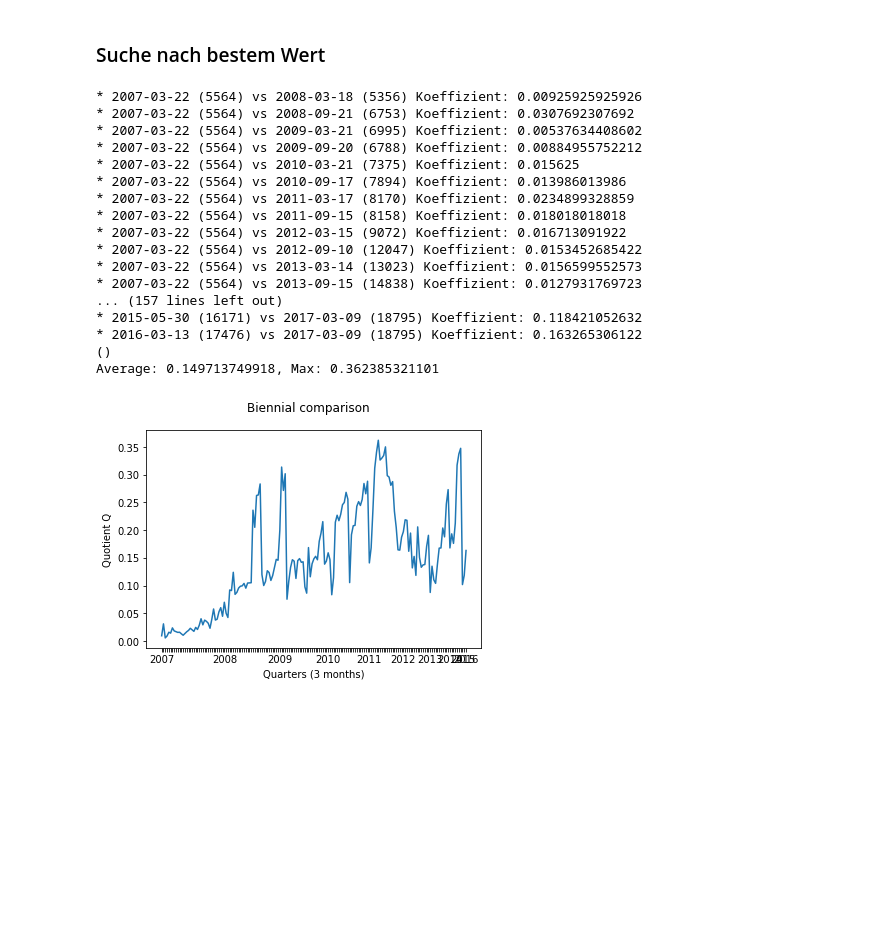
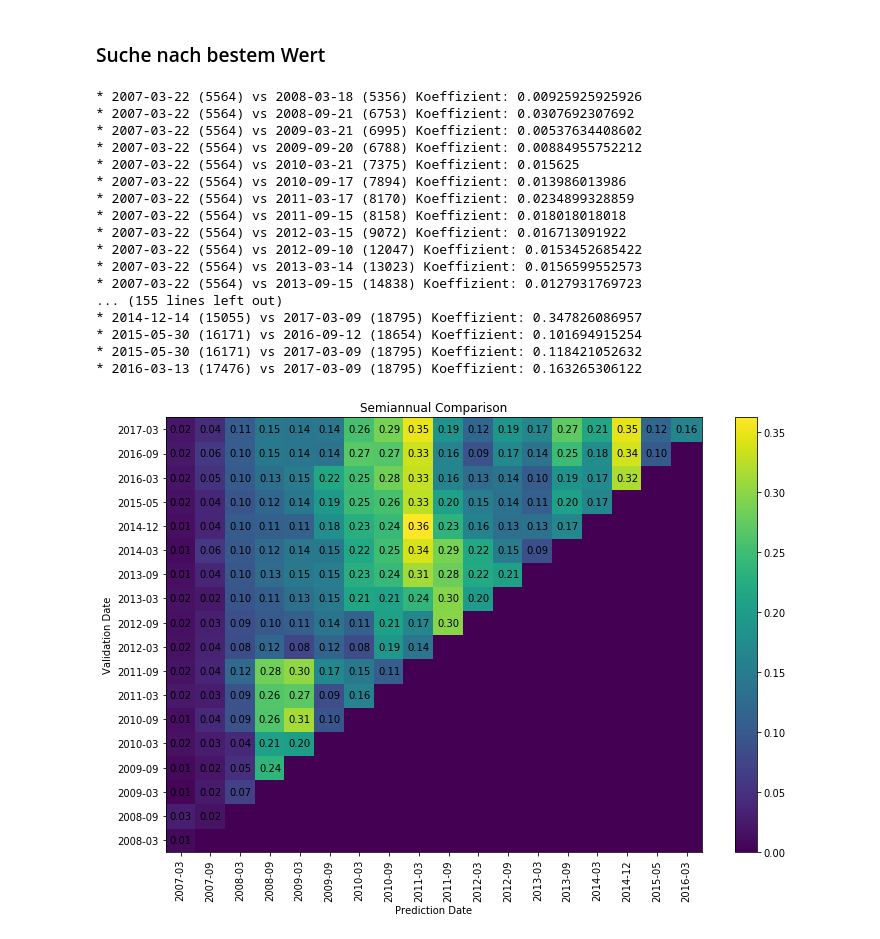
Before and after one commit to jwalden/vulture-replication, a Jupyter notebook: notebooks/Results-semiannual-regression.ipynb, the cells around one changed output. Saved outputs shown, nothing was run; the diff lists cells and outputs as text; code cells hidden in the pictures; blank space fills up the shorter version.

Commit message:
added heatmap plot for semiannual comparison

```diff
--- a/notebooks/Results-semiannual-regression.ipynb
+++ b/notebooks/Results-semiannual-regression.ipynb
@@ -17,7 +17,7 @@ date_list = []
 
 # get all regression file names from semiannual directory
 all_files = os.listdir("data/semiannual_matrices")
-file_list = [file for file in all_files if file != '.DS_Store' and file.split('_', 2)[1] == 'reg' and file.split('_', 3)[2] == 'incl']
+file_list = sorted([file for file in all_files if file != '.DS_Store' and file.split('_', 2)[1] == 'reg' and file.split('_', 3)[2] == 'incl'])
 
 def predict_and_validate(matrices, validation_matrices):
     # instantiate SVR Helper Class and predict values for compare matrix
@@ -108,6 +107,7 @@ import os
 
 from imports.matrix_helper import MatrixHelper
 from imports.prediction_helper import PredictionHelper
+from lib.core.serialize import persist
 
 matrix_helper = MatrixHelper()
 
@@ -117,7 +117,7 @@ date_list_validation = []
 
 # get all regression file names from semiannual directory
 all_files = os.listdir("data/semiannual_matrices")
-file_list = [file for file in all_files if file != '.DS_Store' and file.split('_', 2)[1] == 'reg' and file.split('_', 3)[2] == 'incl']
+file_list = sorted([file for file in all_files if file != '.DS_Store' and file.split('_', 2)[1] == 'reg' and file.split('_', 3)[2] == 'incl'])
 
 def predict_and_validate(matrices, validation_matrices):
     # instantiate SVR Helper Class and predict values for compare matrix
@@ -151,17 +151,10 @@ def compare_files(training_file, validaiton_file):
     quotient = predict_and_validate(matrices, validation_matrices)
     quotient_list.append(quotient)
 
-    if file_date.split('-', 2)[0] not in date_list_prediction:
-        date_list_prediction.append(file_date.split('-', 2)[0])
-    else:
-        date_list_prediction.append('')
-    if validation_date.split('-', 2)[0] not in date_list_validation:
-        date_list_validation.append(validation_date.split('-', 2)[0])
-    else:
-        date_list_validation.append('')
+    date_list_prediction.append(file_date)
+    date_list_validation.append(validation_date)
 
     print('* {} ({}) vs {} ({}) Koeffizient: {}'.format(file_date, matrices[0].shape[0], validation_date, validation_matrices[0].shape[0], quotient))
-
 
 # loop trough pairs of matrices with the specified distances
 min_quarter_between_matrices = 4
@@ -178,6 +171,9 @@ while(a < len(file_list) - min_quarter_between_matrices):
 
         b += quarter_between_predictions
     a += quarter_between_predictions
+
+# persist
+persist((quotient_list, date_list_prediction, date_list_validation), 'data/semiannual_cross_results.pickle')
 # %% [output]
 * 2007-03-22 (5564) vs 2008-03-18 (5356) Koeffizient: 0.00925925925926
 * 2007-03-22 (5564) vs 2008-09-21 (6753) Koeffizient: 0.0307692307692
@@ -191,9 +187,55 @@ while(a < len(file_list) - min_quarter_between_matrices):
 * 2007-03-22 (5564) vs 2012-09-10 (12047) Koeffizient: 0.0153452685422
 * 2007-03-22 (5564) vs 2013-03-14 (13023) Koeffizient: 0.0156599552573
 * 2007-03-22 (5564) vs 2013-09-15 (14838) Koeffizient: 0.0127931769723
-... (157 lines left out)
+... (155 lines left out)
+* 2014-12-14 (15055) vs 2017-03-09 (18795) Koeffizient: 0.347826086957
+* 2015-05-30 (16171) vs 2016-09-12 (18654) Koeffizient: 0.101694915254
 * 2015-05-30 (16171) vs 2017-03-09 (18795) Koeffizient: 0.118421052632
 * 2016-03-13 (17476) vs 2017-03-09 (18795) Koeffizient: 0.163265306122
-()
-Average: 0.149713749918, Max: 0.362385321101
-[figure, removed]
+# %%
+%matplotlib inline
+import matplotlib.pyplot as plt
+import numpy as np
+
+from lib.core.serialize import read
+
+quotient_list, date_list_prediction, date_list_validation = read('data/semiannual_cross_results.pickle')
+
+xlabels = sorted(list(set(date_list_prediction)))
+ylabels = sorted(list(set(date_list_validation)))
+x = list(i for i, j in enumerate(xlabels))
+y = list(i for i, j in enumerate(ylabels))
+z = np.zeros(shape=(len(x), len(y)))
+
+pred_ind = {d: i for i, d in enumerate(xlabels)}
+val_ind = {d: i for i, d in enumerate(ylabels)}
+
+for n, pred_d in enumerate(date_list_prediction):
+    val_d = date_list_validation[n]
+    i, j = val_ind[val_d], pred_ind[pred_d]
+    z[i, j] = quotient_list.pop(0)
+
+
+fig = plt.figure(figsize=(12, 8))
+ax = fig.add_subplot(1, 1, 1)
+heatmap = ax.pcolor(z)
+
+for i in xrange(z.shape[0]):
+    for j in xrange(z.shape[1]):
+        if z[i, j] != 0:
+            ax.text(j + 0.5, i + 0.5, '%.2f' % z[i, j], horizontalalignment='center', verticalalignment='center')
+
+xlabels_s = [label[:-3] for label in xlabels]
+ylabels_s = [label[:-3] for label in ylabels]
+
+plt.title('Semiannual Comparison')
+plt.xlabel('Prediction Date')
+plt.xticks([n+0.5 for n in x], xlabels_s, rotation='vertical', ha='center')
+plt.ylabel('Validation Date')
+plt.yticks([n+0.5 for n in y], ylabels_s, rotation='horizontal', ha='right')
+
+plt.colorbar(heatmap)
+plt.savefig('outputs/semiannual-comparison.pdf')
+plt.show()
+# %% [output]
+[figure, added]
```
Also changed, not shown: parts of 1 cell of this notebook.
